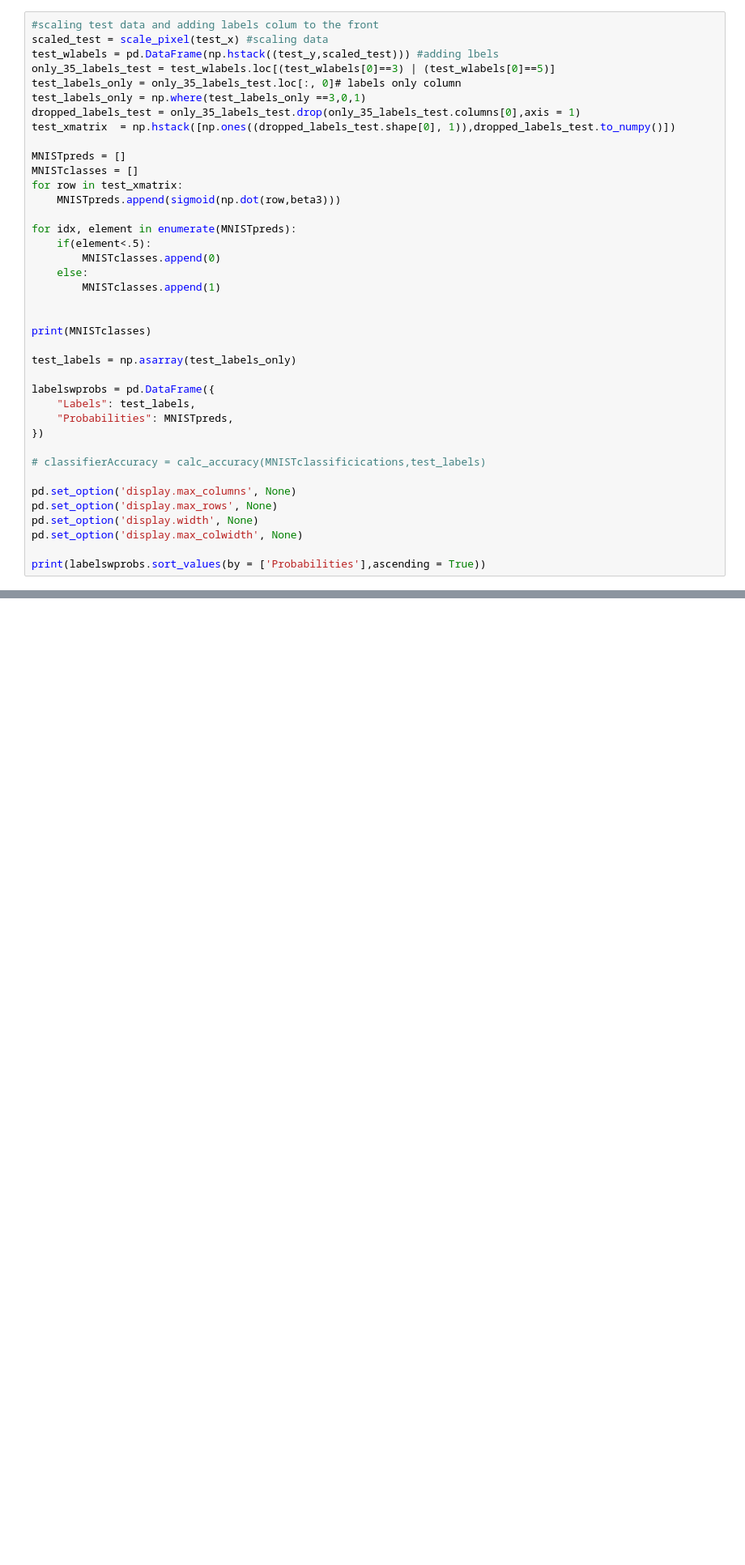
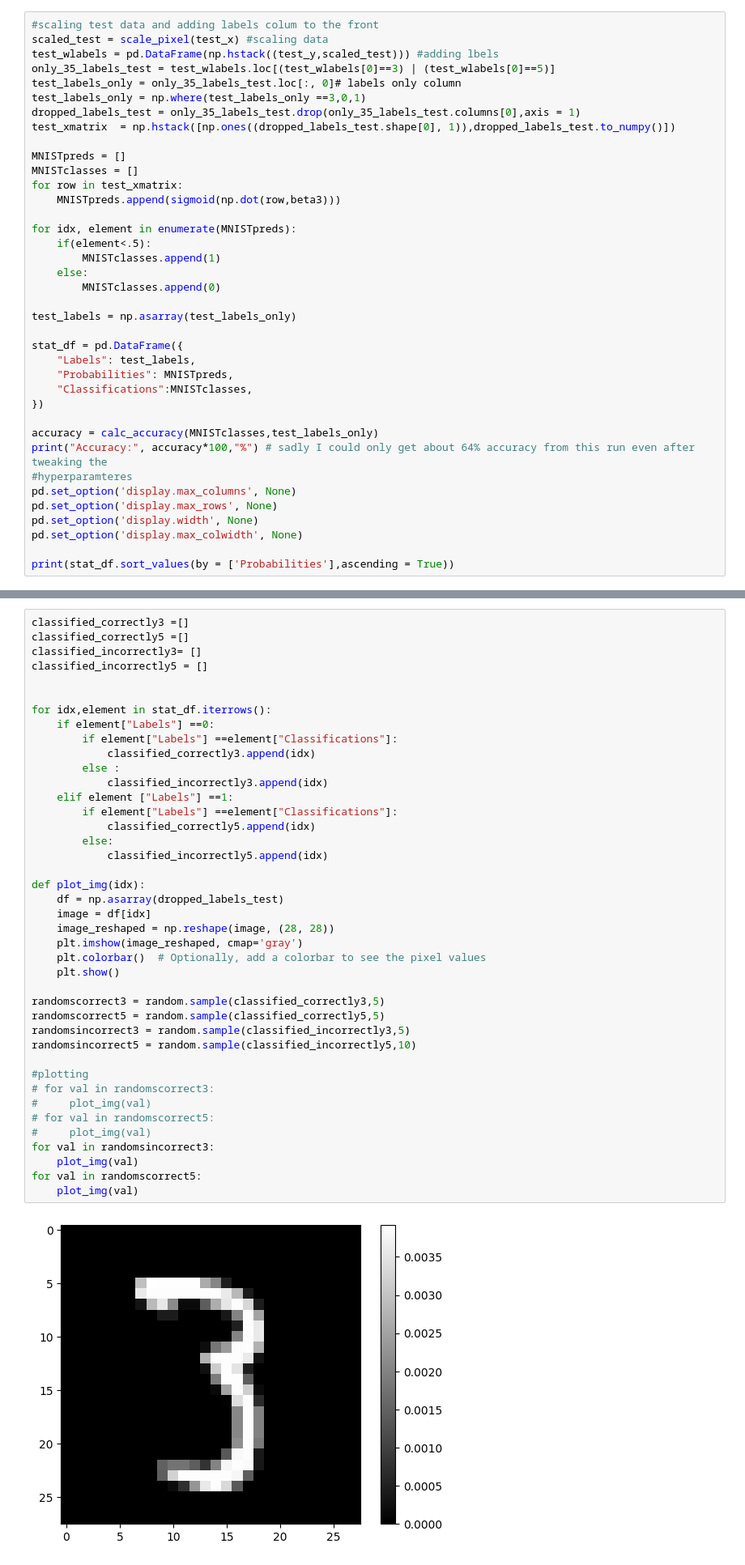
Before and after one commit to Delluvian/CS3501-Foundations-of-Data-Analysis, a Jupyter notebook: JupyterNotebooks/PS4/hmw4answers.ipynb, the cells around one changed output, grey strips where cells are left out. Shown at 81% size. Cells and saved outputs as stored; diff of their text form; blank space fills up the shorter version.

```diff
--- a/JupyterNotebooks/PS4/hmw4answers.ipynb
+++ b/JupyterNotebooks/PS4/hmw4answers.ipynb
@@ -590,26 +584,25 @@ for row in test_xmatrix:
 
 for idx, element in enumerate(MNISTpreds):
     if(element<.5):
+        MNISTclasses.append(1)
+    else:
         MNISTclasses.append(0)
-    else:
-        MNISTclasses.append(1)
-
-
-print(MNISTclasses)
 
 test_labels = np.asarray(test_labels_only)
 
-labelswprobs = pd.DataFrame({
+stat_df = pd.DataFrame({
     "Labels": test_labels,
     "Probabilities": MNISTpreds,
+    "Classifications":MNISTclasses,
 })
 
-# classifierAccuracy = calc_accuracy(MNISTclassificications,test_labels)
-
+accuracy = calc_accuracy(MNISTclasses,test_labels_only)
+print("Accuracy:", accuracy*100,"%") # sadly I could only get about 64% accuracy from this run even after tweaking the
+#hyperparamteres
 pd.set_option('display.max_columns', None)
 pd.set_option('display.max_rows', None)
 pd.set_option('display.width', None)
 pd.set_option('display.max_colwidth', None)
 
-print(labelswprobs.sort_values(by = ['Probabilities'],ascending = True))
+print(stat_df.sort_values(by = ['Probabilities'],ascending = True))
 # %% [output]
@@ -632,0 +628,43 @@ print(labelswprobs.sort_values(by = ['Probabilities'],ascending = True))
+# %%
+classified_correctly3 =[]
+classified_correctly5 =[]
+classified_incorrectly3= []
+classified_incorrectly5 = []
+
+
+for idx,element in stat_df.iterrows():
+    if element["Labels"] ==0:
+        if element["Labels"] ==element["Classifications"]:
+            classified_correctly3.append(idx)
+        else :
+            classified_incorrectly3.append(idx)
+    elif element ["Labels"] ==1:
+        if element["Labels"] ==element["Classifications"]:
+            classified_correctly5.append(idx)
+        else:
+            classified_incorrectly5.append(idx)
+
+def plot_img(idx):
+    df = np.asarray(dropped_labels_test)
+    image = df[idx]
+    image_reshaped = np.reshape(image, (28, 28))
+    plt.imshow(image_reshaped, cmap='gray')
+    plt.colorbar()  # Optionally, add a colorbar to see the pixel values
+    plt.show()
+
+randomscorrect3 = random.sample(classified_correctly3,5)
+randomscorrect5 = random.sample(classified_correctly5,5)
+randomsincorrect3 = random.sample(classified_incorrectly3,5)
+randomsincorrect5 = random.sample(classified_incorrectly5,10)
+
+#plotting
+# for val in randomscorrect3:
+#     plot_img(val)
+# for val in randomscorrect5:
+#     plot_img(val)
+for val in randomsincorrect3:
+    plot_img(val)
+for val in randomscorrect5:
+    plot_img(val)
+# %% [output]
+[figure, added]
```
Also changed, not shown: parts of 12 cells of this notebook.
